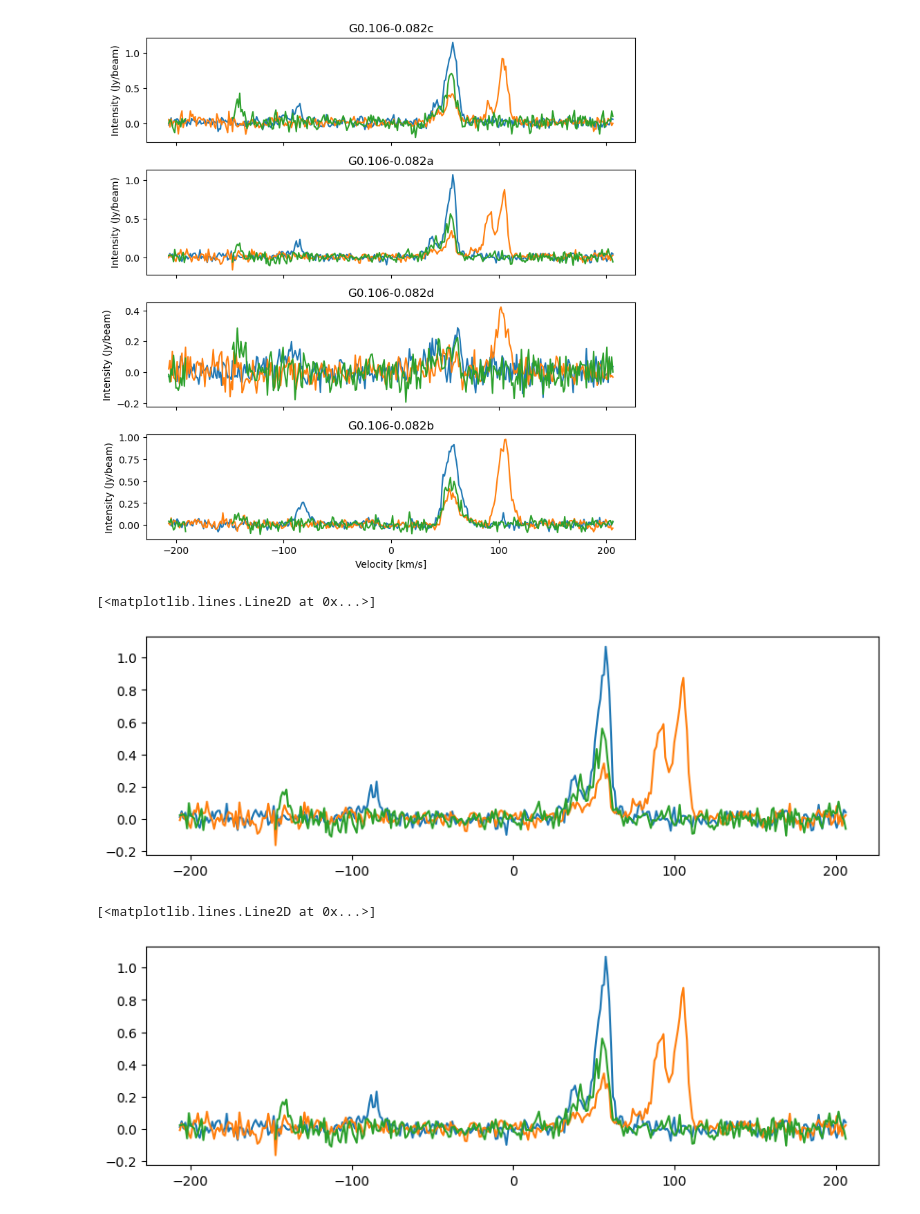
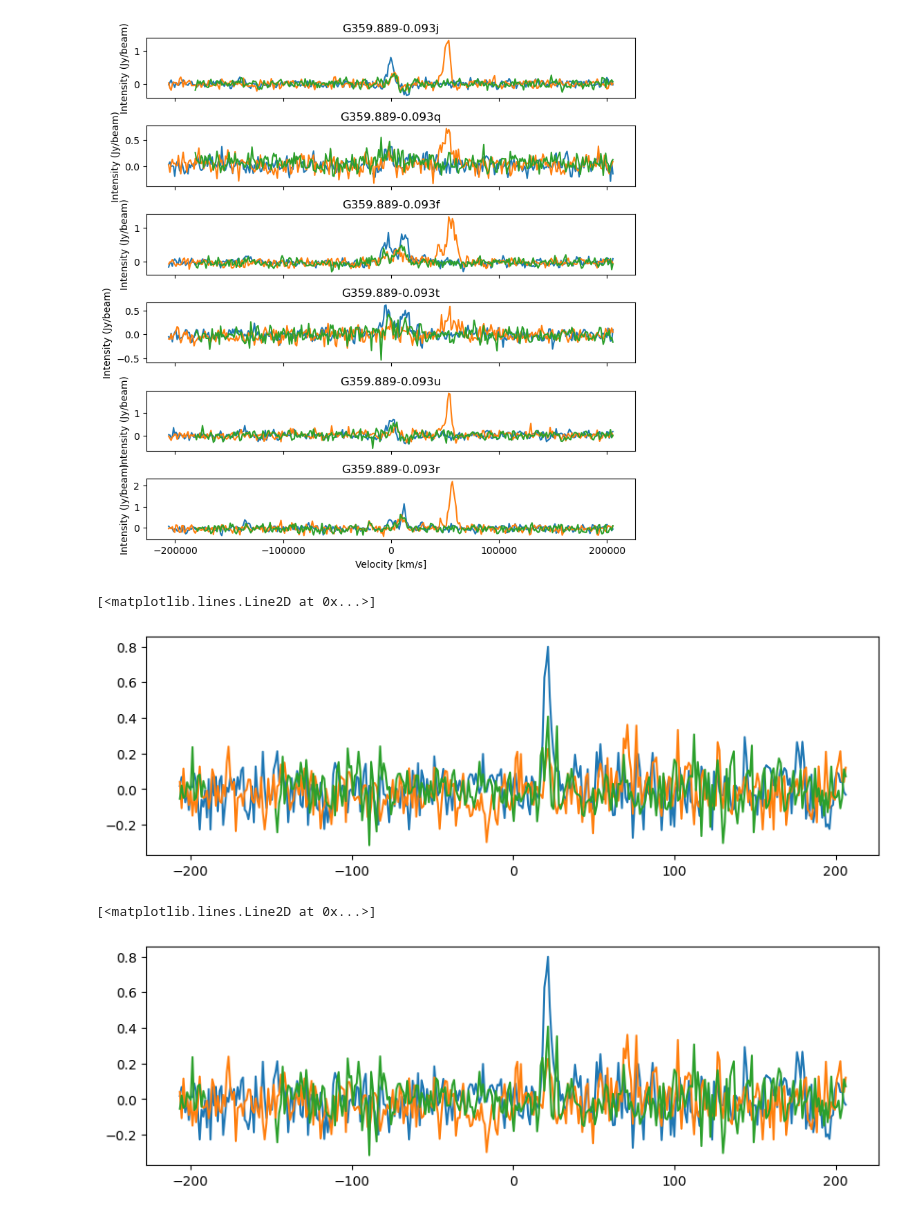
Before and after one commit to hpthatchfield/h2co_extraction, a Jupyter notebook: extract_all_spectra_from_cloud.ipynb, the cells around one changed output. Cells and saved outputs as stored; diff of their text form; code cells hidden in the pictures.

```diff
--- a/extract_all_spectra_from_cloud.ipynb
+++ b/extract_all_spectra_from_cloud.ipynb
@@ -16,7 +16,10 @@ cont_mosaic_hdu = fits.open('./CMZoom_continuum_pbcor.fits')
 cat_mask = fits.getdata('./dendrogram_mask_pruned_rms3e6_k14_dv3_dd1_dp17_pp6_pm2_gal_02-02-20.fits')
 
 
-cube_ID = 'G0.106-0.082'
+cube_ID = 'G359.889-0.093'
+#'G0.068-0.075'
+#'G0.380+0.050'
+#'G0.106-0.082'
 cube1_hdu = fits.open('./'+cube_ID+'.H2CO.218.2GHz.fits')
 cube2_hdu = fits.open('./'+cube_ID+'.H2CO.218.5GHz.fits')
 cube3_hdu = fits.open('./'+cube_ID+'.H2CO.218.8GHz.fits')
@@ -110,22 +125,25 @@ G0.106-0.082b 0.09565128864600508 -0.07959021605264417
 # %%
 ### Now we plot the spectra for each transition and leaf
 spectral_x = np.linspace(cube1_hdu[0].header['CRVAL3'],
                          cube1_hdu[0].header['CDELT3']*(cube1_hdu[0].header['NAXIS3'])/2.,
                          cube1_hdu[0].header['NAXIS3'])
 
-fig, axes = plt.subplots(nrows=len(cube_only_leaf_ID),ncols=1,figsize=(8,8),sharex=True)
-for i in range(len(leaf_avg_spectra_1[:,0])):
+if len(leaf_avg_spectra_1[:,0]) > 6: num_spectra=6
+else: num_spectra=len(leaf_avg_spectra_1[:,0])
+
+fig, axes = plt.subplots(nrows=num_spectra,ncols=1,figsize=(8,8),sharex=True)
+for i in range(num_spectra):
     ax = axes[i]
     ax.plot(spectral_x,leaf_avg_spectra_1[i,:])
     ax.plot(spectral_x,leaf_avg_spectra_2[i,:])
     ax.plot(spectral_x,leaf_avg_spectra_3[i,:])
     ax.set_title(cube_only_leaf_ID[i])
     ax.set_ylabel('Intensity (Jy/beam)')
 plt.tight_layout()
 ax.set_xlabel('Velocity [km/s]')
 plt.show()
 # %% [output]
-[figure, old version]
+[figure, new version]
 # %%
 #### In this cell, we construct a fits table using the binary table tools in astropy.table
 ### We construct a separate column for velocity and intensity for each leaf for each line.
@@ -159,6 +177,6 @@ ax.plot(out_table_hdu.data[cube_ID+'a_velocity_h2co_218.8GHz'][:],
         out_table_hdu.data[cube_ID+'a_intensity_h2co_218.8GHz'][:])
 # %% [output]
 [<matplotlib.lines.Line2D at 0x...>]
-[figure, old version]
+[figure, new version]
 # %%
 ### Save file:
@@ -166,13 +184,13 @@ out_table_hdu.writeto('./'+cube_ID+'leaf_avg_spectratab_unweighted.fits',overwri
 # %%
 ### test loading file and recreating plot:
-tab_hdu = fits.open('./'+cube_ID+'leaf_avg_spectratab_unweighted.fits')[1]
+tab_hdu = fits.open('./'+cube_ID+'_leaf_avg_spectratab_unweighted.fits')[1]
 fig, ax = plt.subplots(nrows=1,ncols=1,figsize=(10,3))
-ax.plot(tab_hdu.data['G0.106-0.082a_velocity_h2co_218.2GHz'][:],
-        tab_hdu.data['G0.106-0.082a_intensity_h2co_218.2GHz'][:])
-ax.plot(tab_hdu.data['G0.106-0.082a_velocity_h2co_218.5GHz'][:],
-        tab_hdu.data['G0.106-0.082a_intensity_h2co_218.5GHz'][:])
-ax.plot(tab_hdu.data['G0.106-0.082a_velocity_h2co_218.8GHz'][:],
-        tab_hdu.data['G0.106-0.082a_intensity_h2co_218.8GHz'][:])
+ax.plot(tab_hdu.data[cube_ID+'a_velocity_h2co_218.2GHz'][:],
+        tab_hdu.data[cube_ID+'a_intensity_h2co_218.2GHz'][:])
+ax.plot(tab_hdu.data[cube_ID+'a_velocity_h2co_218.5GHz'][:],
+        tab_hdu.data[cube_ID+'a_intensity_h2co_218.5GHz'][:])
+ax.plot(tab_hdu.data[cube_ID+'a_velocity_h2co_218.8GHz'][:],
+        tab_hdu.data[cube_ID+'a_intensity_h2co_218.8GHz'][:])
 # %% [output]
 [<matplotlib.lines.Line2D at 0x...>]
-[figure, old version]
+[figure, new version]
```
Also changed, not shown: parts of 2 cells of this notebook.
